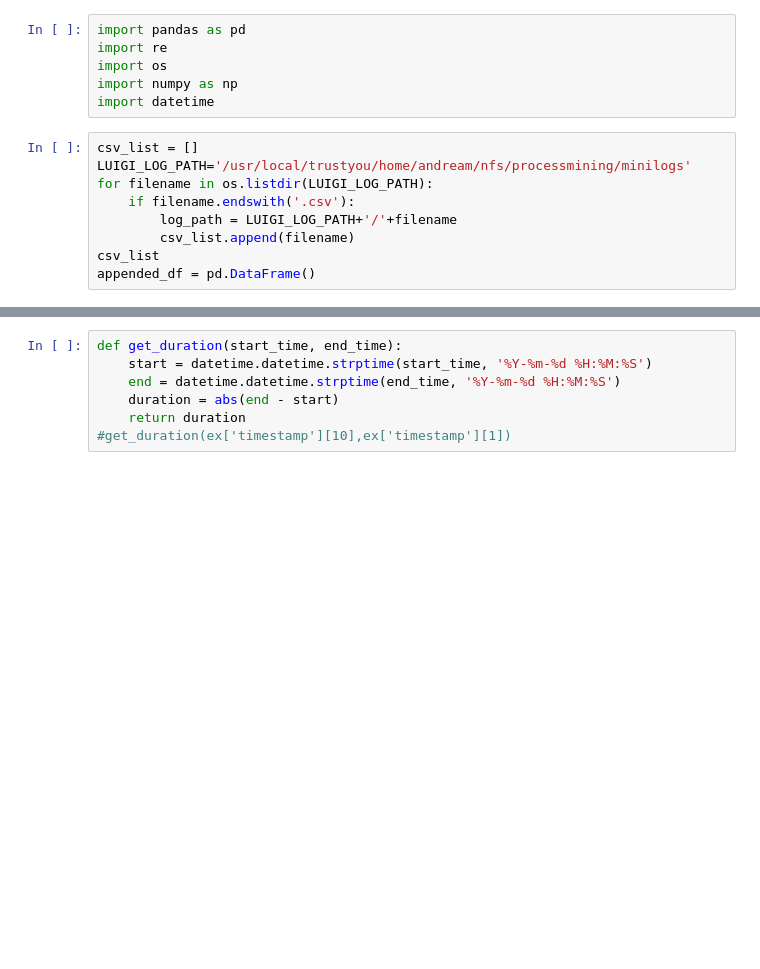
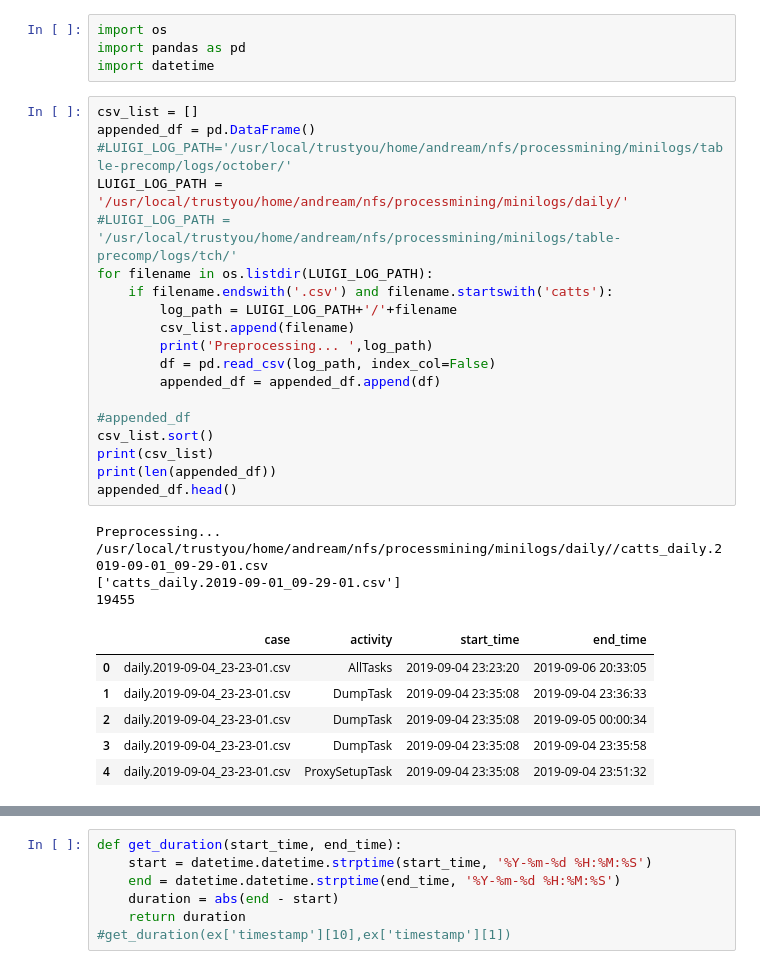
Before and after one commit to andreamalhera/perfSky, a Jupyter notebook: notebooks/boxplot.ipynb, the cells around one changed output, grey strips where cells are left out. Saved outputs shown, nothing was run; the diff lists cells and outputs as text; blank space fills up the shorter version.

```diff
--- a/notebooks/boxplot.ipynb
+++ b/notebooks/boxplot.ipynb
@@ -1,15 +1,33 @@
 # %%
+import os
 import pandas as pd
-import re
-import os
-import numpy as np
 import datetime
 # %%
 csv_list = []
-LUIGI_LOG_PATH='/usr/local/trustyou/home/andream/nfs/processmining/minilogs'
+appended_df = pd.DataFrame()
+#LUIGI_LOG_PATH='/usr/local/trustyou/home/andream/nfs/processmining/minilogs/table-precomp/logs/october/'
+LUIGI_LOG_PATH = '/usr/local/trustyou/home/andream/nfs/processmining/minilogs/daily/'
+#LUIGI_LOG_PATH = '/usr/local/trustyou/home/andream/nfs/processmining/minilogs/table-precomp/logs/tch/'
 for filename in os.listdir(LUIGI_LOG_PATH):
-    if filename.endswith('.csv'):
+    if filename.endswith('.csv') and filename.startswith('catts'):
         log_path = LUIGI_LOG_PATH+'/'+filename
         csv_list.append(filename)
-csv_list
-appended_df = pd.DataFrame()
+        print('Preprocessing... ',log_path)
+        df = pd.read_csv(log_path, index_col=False)
+        appended_df = appended_df.append(df)
+
+#appended_df
+csv_list.sort()
+print(csv_list)
+print(len(appended_df))
+appended_df.head()
+# %% [output]
+Preprocessing...  /usr/local/trustyou/home/andream/nfs/processmining/minilogs/daily//catts_daily.2019-09-01_09-29-01.csv
+['catts_daily.2019-09-01_09-29-01.csv']
+19455
+|  | case | activity | start_time | end_time |
+| 0 | daily.2019-09-04_23-23-01.csv | AllTasks | 2019-09-04 23:23:20 | 2019-09-06 20:33:05 |
+| 1 | daily.2019-09-04_23-23-01.csv | DumpTask | 2019-09-04 23:35:08 | 2019-09-04 23:36:33 |
+| 2 | daily.2019-09-04_23-23-01.csv | DumpTask | 2019-09-04 23:35:08 | 2019-09-05 00:00:34 |
+| 3 | daily.2019-09-04_23-23-01.csv | DumpTask | 2019-09-04 23:35:08 | 2019-09-04 23:35:58 |
+| 4 | daily.2019-09-04_23-23-01.csv | ProxySetupTask | 2019-09-04 23:35:08 | 2019-09-04 23:51:32 |
```
Also changed, not shown: parts of 14 cells of this notebook, 2 other files.
